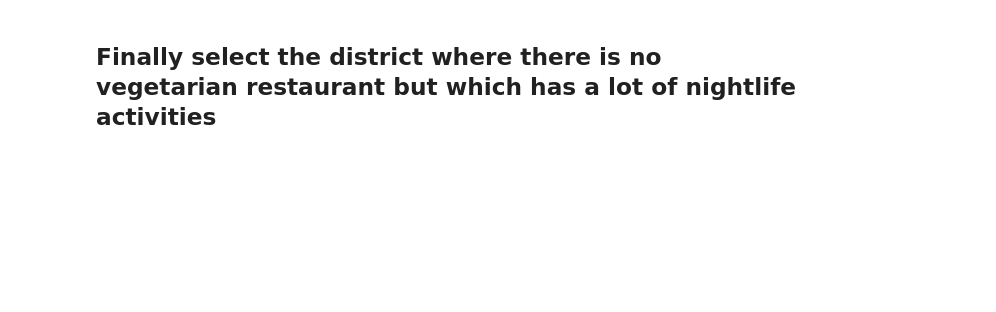
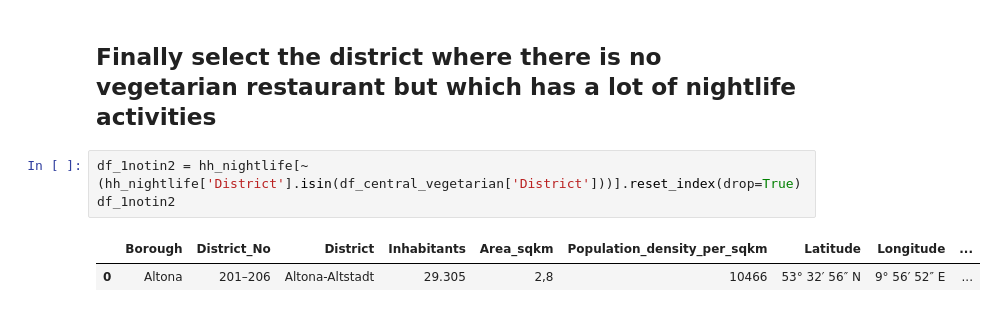
Before and after one commit to deJaneiro71/coursera-capstone-project, a Jupyter notebook: Coursera - final Capstone project.ipynb, the cells around one changed output. Cells and saved outputs as stored; diff of their text form; blank space fills up the shorter version.

```diff
--- a/Coursera - final Capstone project.ipynb
+++ b/Coursera - final Capstone project.ipynb
@@ -709,3 +709,9 @@ hh_nightlife
 | 7 | Altona | 201–206 | Altona-Altstadt | 29.305 | 2,8 | 10466 | 53° 32′ 56″ N | 9° 56′ 52″ E | ... |
 # %% [markdown]
 ## Finally select the district where there is no vegetarian restaurant but which has a lot of nightlife activities
+# %%
+df_1notin2 = hh_nightlife[~(hh_nightlife['District'].isin(df_central_vegetarian['District']))].reset_index(drop=True)
+df_1notin2
+# %% [output]
+|  | Borough | District_No | District | Inhabitants | Area_sqkm | Population_density_per_sqkm | Latitude | Longitude | ... |
+| 0 | Altona | 201–206 | Altona-Altstadt | 29.305 | 2,8 | 10466 | 53° 32′ 56″ N | 9° 56′ 52″ E | ... |
```
Also changed, not shown: parts of 2 cells of this notebook.
